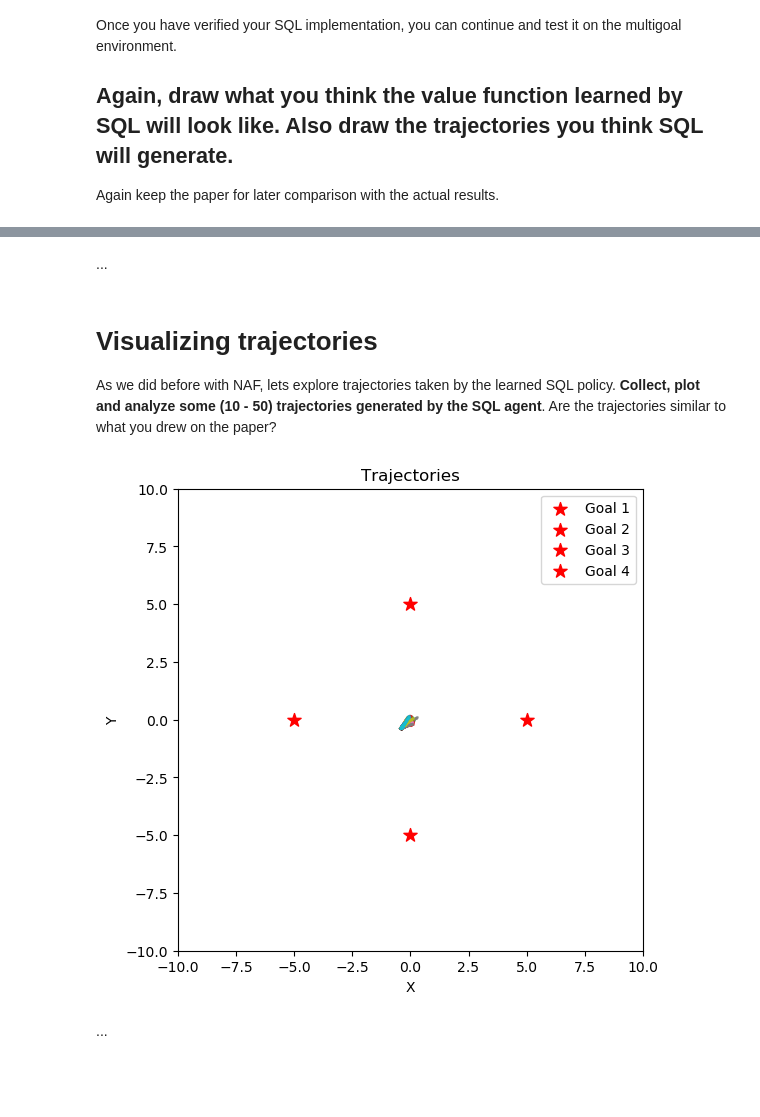
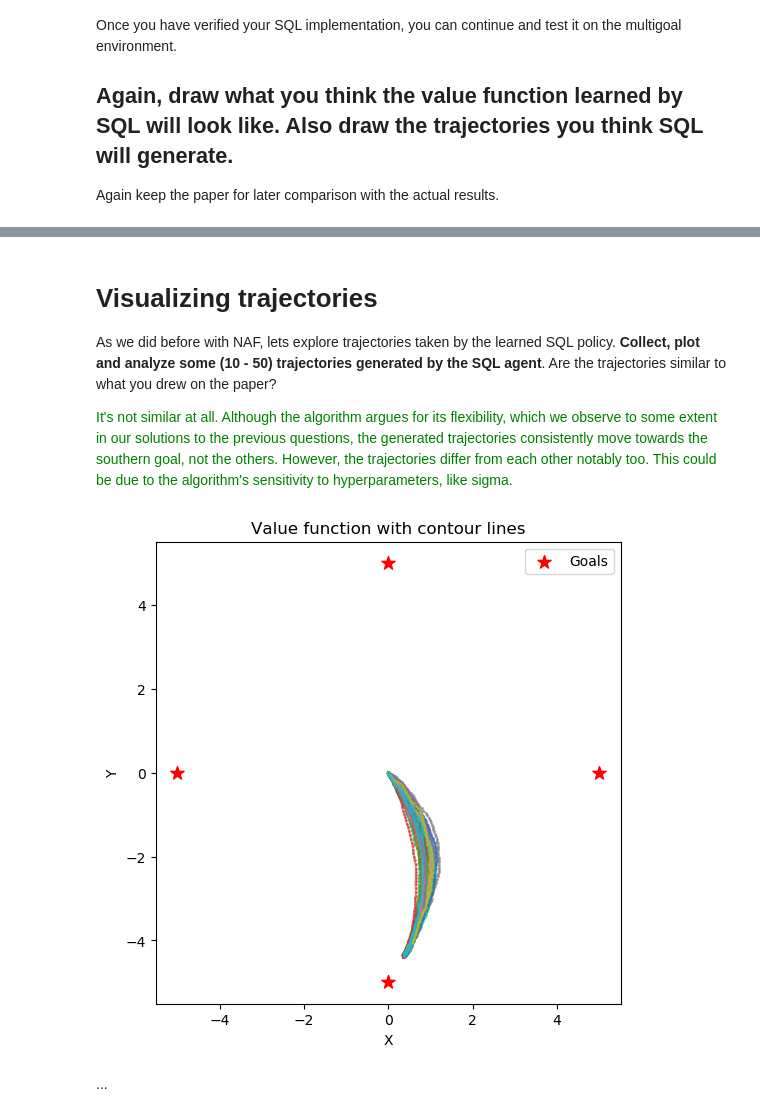
Before and after one commit to wmeijer221/wasp_rl_lab, a Jupyter notebook: Lab_programming.ipynb, the cells around one changed output, grey strips where cells are left out. Drawn from its saved outputs; the diff is of its cells as text; code cells hidden in the pictures; blank space fills up the shorter version.

```diff
--- a/Lab_programming.ipynb
+++ b/Lab_programming.ipynb
@@ -872,6 +843,6 @@ Once you have verified your SQL implementation, you can continue and test it on
 Again keep the paper for later comparison with the actual results.
 # %%
 multigoal_env = MultiGoalEnv()
-sql_agent_multigoal = sql_algo(multigoal_env, n_particles=128, train_episodes=15, batch_size=32)
+sql_agent_multigoal = sql_algo(multigoal_env, n_particles=128, batch_size=32, train_episodes=125)
 # %% [output]
 Presampling done
@@ -985,67 +998,47 @@ What do you observe? How does the plot of the particles and the KDE explain the
-# %% [markdown]
-...
 # %% [markdown]
 # Visualizing trajectories
 As we did before with NAF, lets explore trajectories taken by the learned SQL policy. **Collect, plot and analyze some (10 - 50) trajectories generated by the SQL agent**. Are the trajectories similar to what you drew on the paper?
+
+<span style="color: green">It's not similar at all. Although the algorithm argues for its flexibility, which we observe to some extent in our solutions to the previous questions, the generated trajectories consistently move towards the southern goal, not the others. However, the trajectories differ from each other notably too. This could be due to the algorithm's sensitivity to hyperparameters, like sigma.</span>
 # %%
 # YOUR CODE HERE
-def plot_trajectories_sql(agent:SQLAgent, env:MultiGoalEnv, num_trajectories = 50, max_steps = 200):
-    # num_trajectories: Number of trajectories to collect and plot
-    # max_steps: Maximum number of steps per trajectory (Not necessary; Used to avoid infinite loop)
+def plot_sql_trajectory(agent:SQLAgent, env:MultiGoalEnv, center_state=[0, 0], n_trajectories: int = 50):
+    plt.figure(figsize=(6, 6))
+    plt.scatter(env.goal_positions[:, 0], env.goal_positions[:,
+                1], c='red', marker="*", s=100, label="Goals")
 
+    state = torch.tensor([center_state], dtype=torch.float32).to(DEVICE)
     trajectories = []
-    for _ in range(num_trajectories):
-        # Initialize trajectory with the starting state
-        state, _ = env.reset()
-        trajectory = [state]
-        done = False
-        truncated = False
+    for _ in range(n_trajectories):
+        env.reset(center_state)
+        all_parts = [center_state]
+        while True:
+            zeta = torch.rand(1, agent.asvgd_noise_size).to(DEVICE)
+            inp = torch.cat((state, zeta), dim=1)
+            act = agent.pi_net(inp.to(torch.float32)).detach().numpy().flatten()
+            state,_,done,truncated,_ = env.step(act)
+            all_parts.append(state)
+            state = torch.tensor([state], dtype=torch.float32).to(DEVICE)
 
-        # For loop: Avoid infinite loop
-        # for _ in range(max_steps):
-        # Alternative while loop: No infinite obsevered
-        while not done and not truncated:
-            # Action
-            zeta = torch.rand(1, agent.asvgd_noise_size).to(DEVICE)
-            inp = torch.cat((torch.from_numpy(state).unsqueeze(0).to(torch.float32).to(DEVICE), zeta), dim=1)
-            action = agent.pi_net.forward(inp.to(torch.float32))
-
-            # action = agent.act(torch.tensor(state, dtype = torch.float32).unsqueeze(0).to(DEVICE))[0]
-            action = action.cpu().detach().numpy().flatten()
-
-            # Step
-            next_state, _, done, truncated, _ = env.step(action)
-            trajectory.append(next_state)
             if done or truncated:
                 break
-            state = next_state
 
-        # Record trajectories
-        trajectories.append(np.array(trajectory))
-
-    # Plot
-    plt.figure(figsize = (6, 6))
-    # Goal positions
-    for idx, goal_position in enumerate(env.goal_positions):
-        plt.scatter(*goal_position, color = 'red', s = 100, marker = '*', label = f"Goal {idx + 1}")
+        trajectories.append(np.array(all_parts))
 
     # Trajectories
     for trajectory in trajectories:
         plt.plot(trajectory[:, 0], trajectory[:, 1], marker = 'o', markersize = 1.2, alpha = 0.5)
 
-    plt.xlim(env.xlim)
-    plt.ylim(env.ylim)
     plt.xlabel("X")
     plt.ylabel("Y")
-    plt.title("Trajectories")
-    plt.legend(loc = "best")
+    plt.title("Value function with contour lines")
+    plt.legend()
     plt.show()
 
-# Collect and plot trajectories (No need to re-train; with exploration)
-# multigoal_env = MultiGoalEnv()
-plot_trajectories_sql(sql_agent_multigoal, multigoal_env)
+
+plot_sql_trajectory(sql_agent_multigoal, multigoal_env)
 # %% [output]
-[figure, old version]
+[figure, new version]
 # %% [markdown]
 ...
 # %% [markdown]
```
Also changed, not shown: parts of 11 cells of this notebook.
